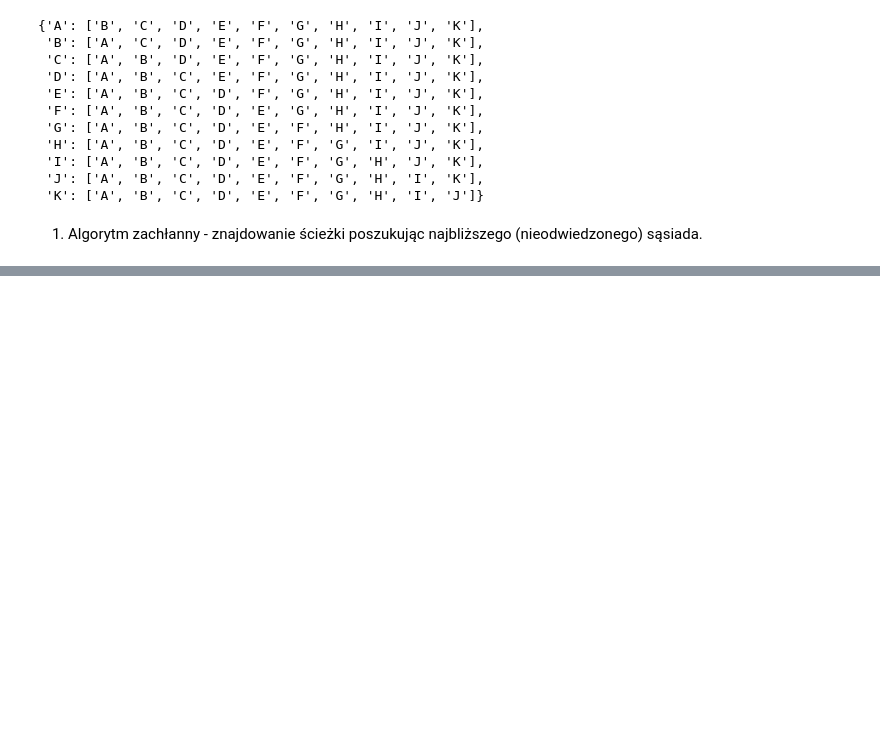
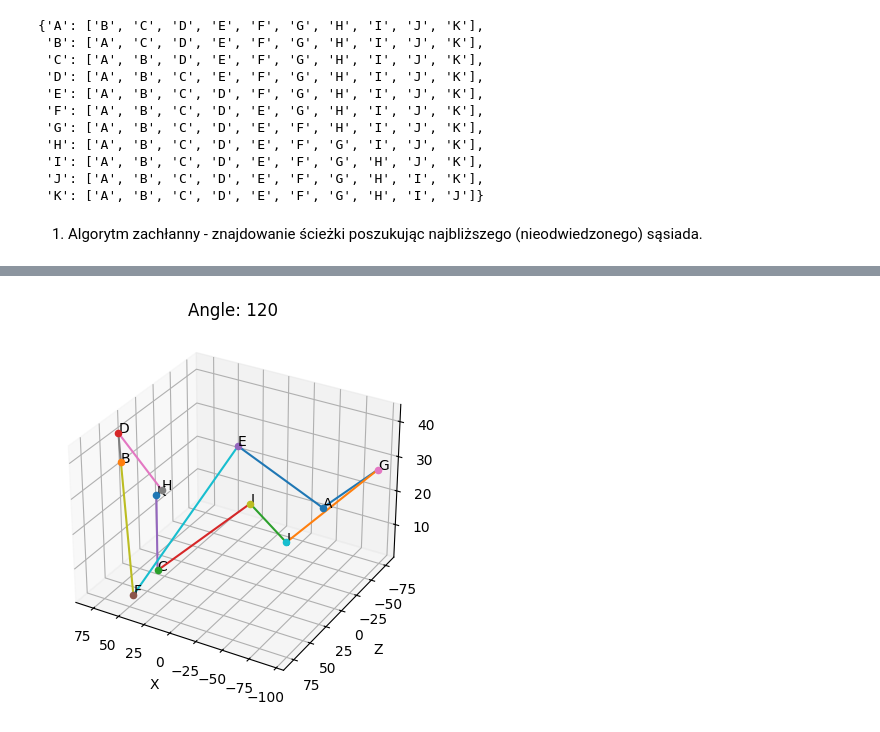
Before and after one commit to p33tersky/AI_ML_projects, a Jupyter notebook: Podstawy Sztucznej Inteligenccji/Traveling_Salesman_NN/Projekt2PWlostek.ipynb, the cells around one changed output, grey strips where cells are left out. Cells and saved outputs as stored; diff of their text form; code cells hidden in the pictures; blank space fills up the shorter version.

```diff
--- a/Podstawy Sztucznej Inteligenccji/Traveling_Salesman_NN/Projekt2PWlostek.ipynb
+++ b/Podstawy Sztucznej Inteligenccji/Traveling_Salesman_NN/Projekt2PWlostek.ipynb
@@ -247,0 +258,4 @@ plot3D_path(NN[0], points)
+# %%
+plot3D_path(NN[0], points, 120)
+# %% [output]
+[figure, added]
```
Also changed, not shown: parts of 11 cells of this notebook.
